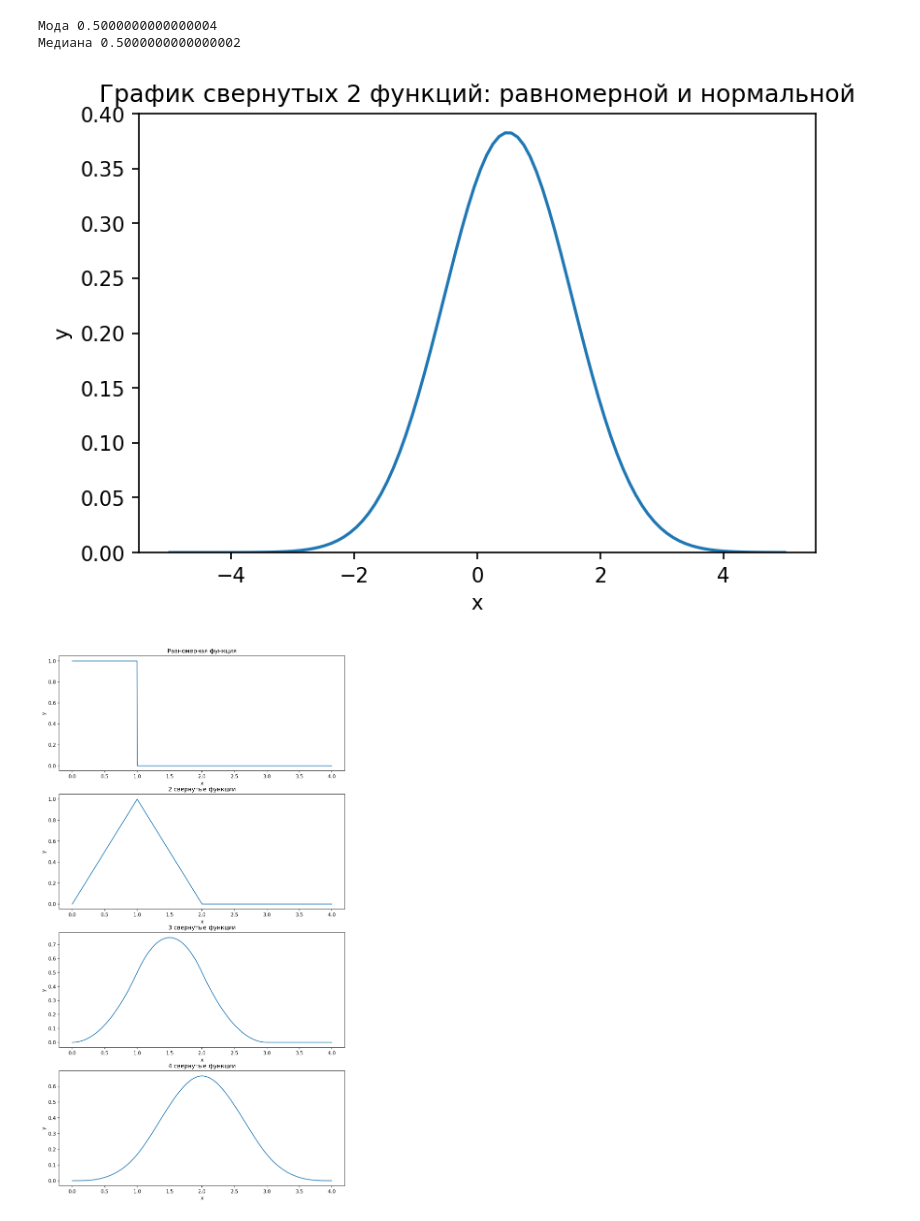
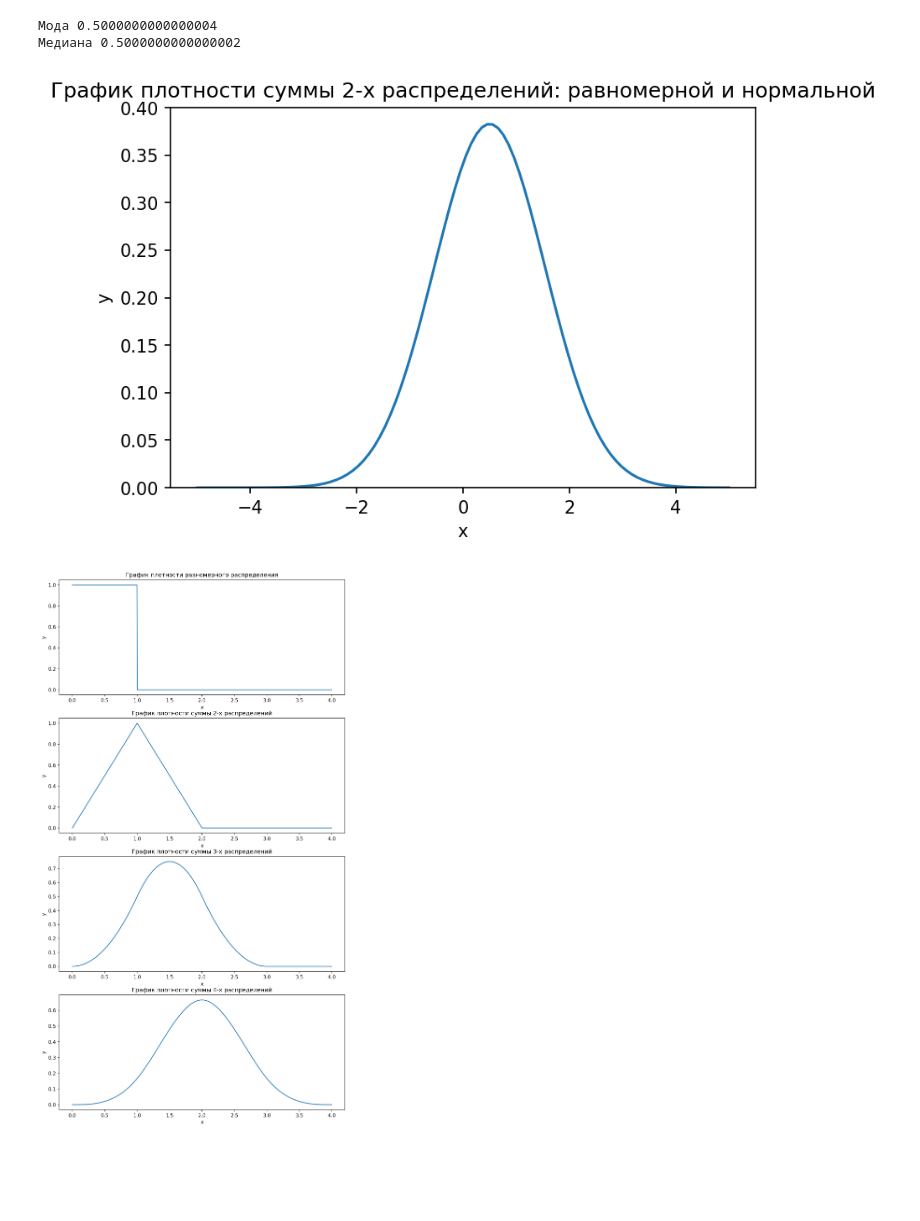
Before and after one commit to TheDeaX-Lab/solution2, a Jupyter notebook: tst.ipynb, the cells around one changed output. Saved outputs shown, nothing was run; the diff lists cells and outputs as text; code cells hidden in the pictures; blank space fills up the shorter version.

```diff
--- a/tst.ipynb
+++ b/tst.ipynb
@@ -30,22 +30,22 @@ class cstm_func(rv_continuous):
 # %%
 print("Мода", optimize.fmin(lambda x: -fx(x), 0, disp=False)[0])
 print("Медиана", cstm_func().ppf(0.5))
 fig, ax = plt.subplots()
 fig.set_dpi(150)
 xi = numpy.linspace(-5, 5, 100)
 ax.plot(xi, list(map(fx, xi)))
 ax.set_xlabel('x')
 ax.set_ylabel('y')
 ax.set_ylim(0, 0.4)
-ax.set_title('График свернутых 2 функций: равномерной и нормальной')
+ax.set_title('График плотности суммы 2-х распределений: равномерной и нормальной')
 None
 # %% [output]
 Мода 0.5000000000000004
 Медиана 0.5000000000000002
-[figure, old version]
+[figure, new version]
 # %%
 lst_f = list(convolve_mult(4))
-lst_titles = ["Равномерная функция", "2 свернутые функции", "3 свернутые функции", "4 свернутые функции"]
+lst_titles = ["График плотности равномерного распределения", "График плотности суммы 2-х распределений", "График плотности суммы 3-х распределений", "График плотности суммы 4-х распределений"]
 import matplotlib.pyplot as plt
 import numpy
 fig, axs = plt.subplots(4)
@@ -58,4 +58,4 @@ for f, title, ax in zip(lst_f, lst_titles, axs):
     ax.set_ylabel('y')
     ax.set_title(title)
 # %% [output]
-[figure, old version]
+[figure, new version]
```
